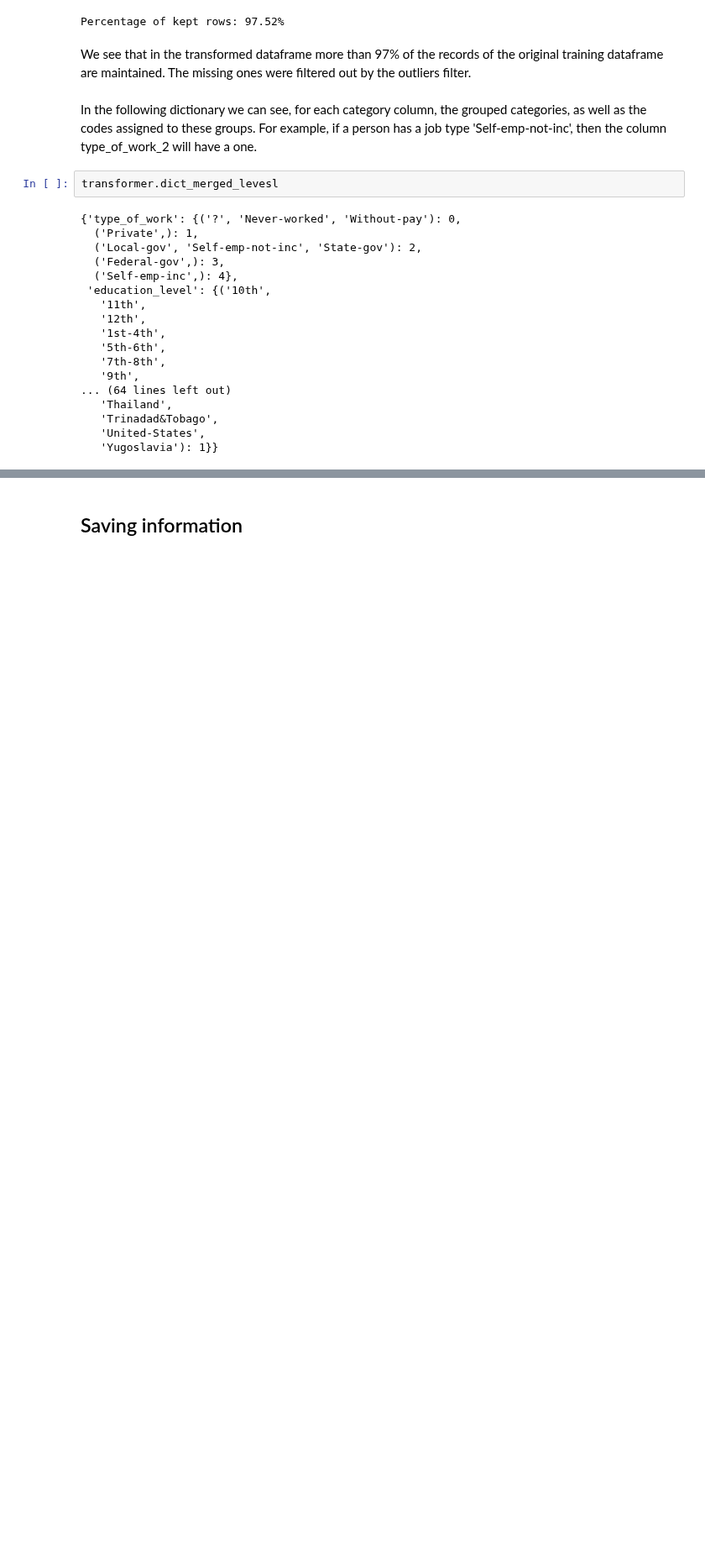
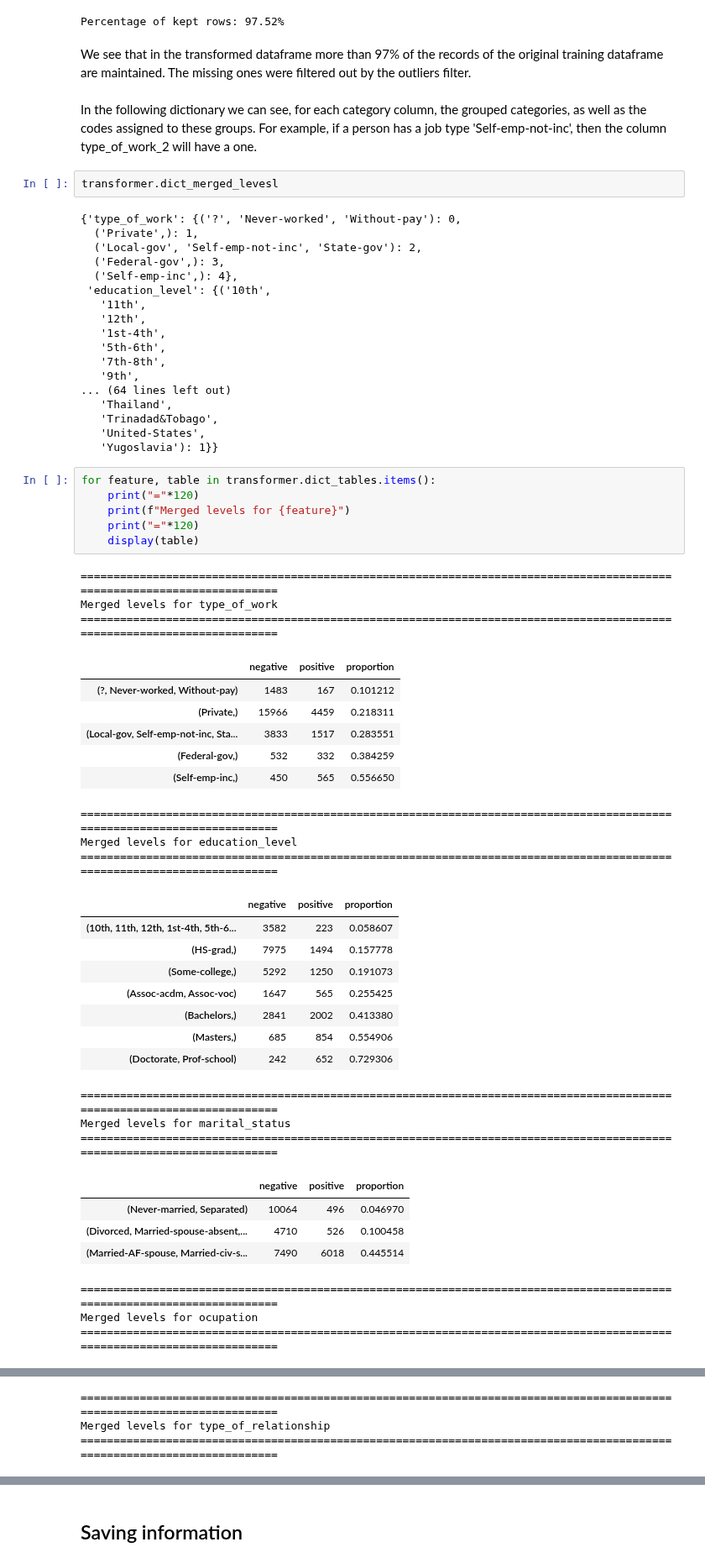
Before and after one commit to luis-escarcega/classifying-customers-by-earnings, a Jupyter notebook: notebooks/1_exploratory_data_analysis_and_preprocessing.ipynb, the cells around one changed output, grey strips where cells are left out. Shown at 84% size. Cells and saved outputs as stored; diff of their text form; blank space fills up the shorter version.

```diff
--- a/notebooks/1_exploratory_data_analysis_and_preprocessing.ipynb
+++ b/notebooks/1_exploratory_data_analysis_and_preprocessing.ipynb
@@ -363,3 +364,40 @@ transformer.dict_merged_levesl
    'Trinadad&Tobago',
    'United-States',
    'Yugoslavia'): 1}}
+# %%
+for feature, table in transformer.dict_tables.items():
+    print("="*120)
+    print(f"Merged levels for {feature}")
+    print("="*120)
+    display(table)
+# %% [output]
+========================================================================================================================
+Merged levels for type_of_work
+========================================================================================================================
+|  | negative | positive | proportion |
+| (?, Never-worked, Without-pay) | 1483 | 167 | 0.101212 |
+| (Private,) | 15966 | 4459 | 0.218311 |
+| (Local-gov, Self-emp-not-inc, Sta... | 3833 | 1517 | 0.283551 |
+| (Federal-gov,) | 532 | 332 | 0.384259 |
+| (Self-emp-inc,) | 450 | 565 | 0.556650 |
+========================================================================================================================
+Merged levels for education_level
+========================================================================================================================
+|  | negative | positive | proportion |
+| (10th, 11th, 12th, 1st-4th, 5th-6... | 3582 | 223 | 0.058607 |
+| (HS-grad,) | 7975 | 1494 | 0.157778 |
+| (Some-college,) | 5292 | 1250 | 0.191073 |
+| (Assoc-acdm, Assoc-voc) | 1647 | 565 | 0.255425 |
+| (Bachelors,) | 2841 | 2002 | 0.413380 |
+| (Masters,) | 685 | 854 | 0.554906 |
+| (Doctorate, Prof-school) | 242 | 652 | 0.729306 |
+========================================================================================================================
+Merged levels for marital_status
+========================================================================================================================
+|  | negative | positive | proportion |
+| (Never-married, Separated) | 10064 | 496 | 0.046970 |
+| (Divorced, Married-spouse-absent,... | 4710 | 526 | 0.100458 |
+| (Married-AF-spouse, Married-civ-s... | 7490 | 6018 | 0.445514 |
+========================================================================================================================
+Merged levels for ocupation
+========================================================================================================================
@@ -365,0 +410,3 @@ transformer.dict_merged_levesl
+========================================================================================================================
+Merged levels for type_of_relationship
+========================================================================================================================
```
Also changed, not shown: parts of 6 cells of this notebook, 4 other files.
